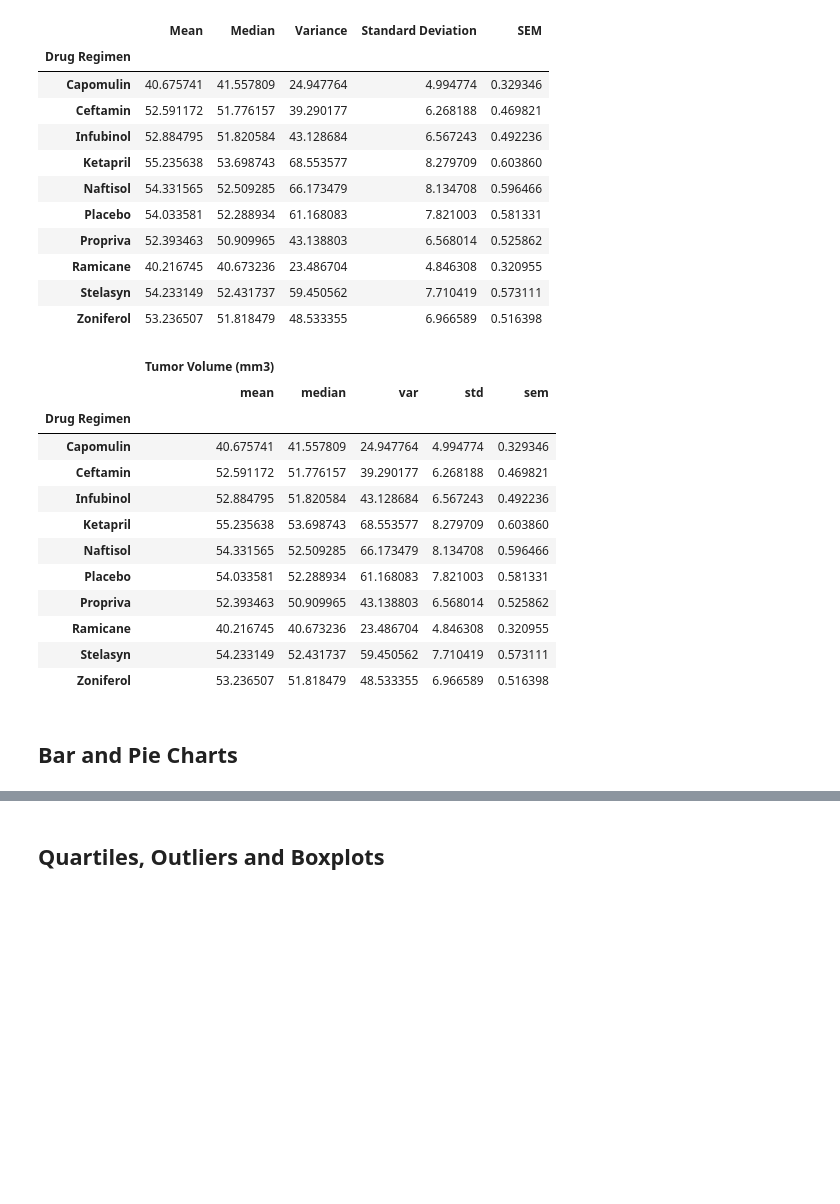
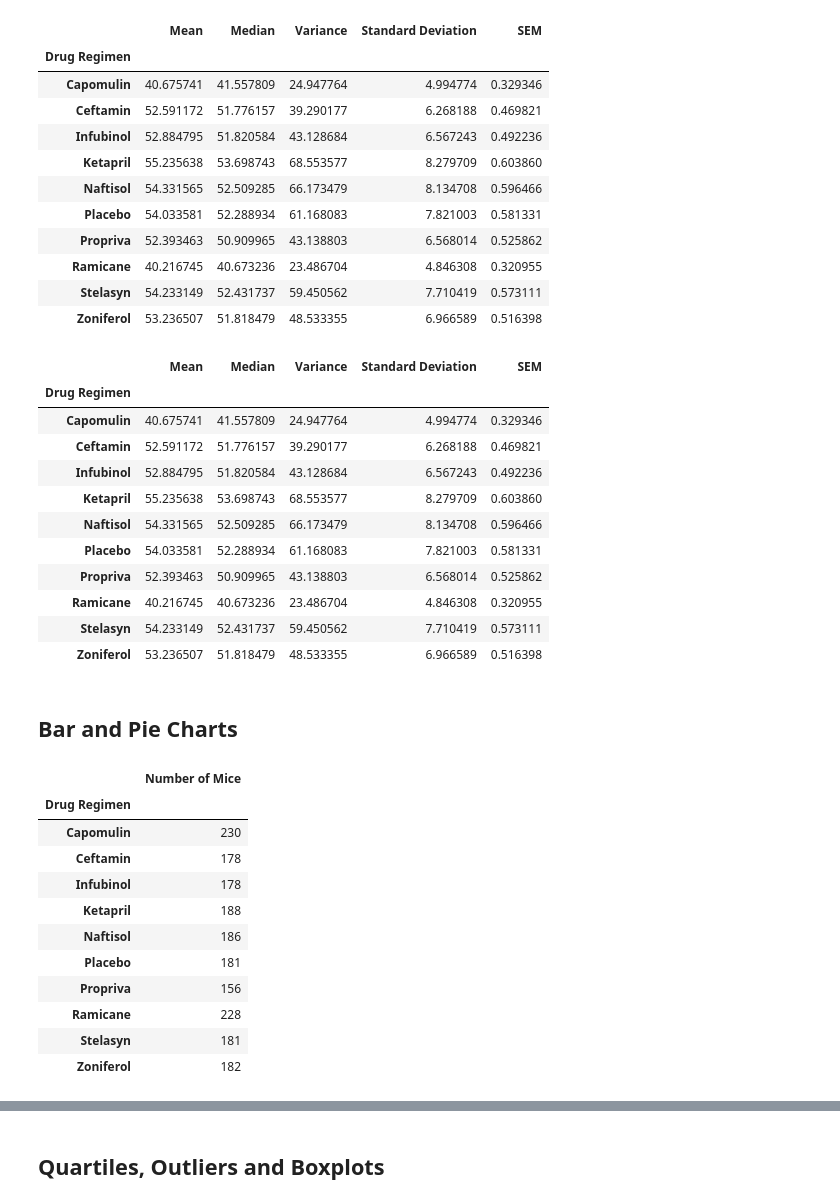
Before and after one commit to paulfhardy/matplotlib-challenge, a Jupyter notebook: pymaceuticals.ipynb, the cells around one changed output, grey strips where cells are left out. Drawn from its saved outputs; the diff is of its cells as text; code cells hidden in the pictures; blank space fills up the shorter version.

```diff
--- a/pymaceuticals.ipynb
+++ b/pymaceuticals.ipynb
@@ -150,10 +150,12 @@ combined_drug_regimen_summary
 # This method produces everything in a single groupby function
 drug_regimen_tumor_df = mouse_study_clean_df[['Drug Regimen','Tumor Volume (mm3)']]
 drug_regimen_tumor_grouped = drug_regimen_tumor_df.groupby('Drug Regimen')
-drug_regimen_tumor_grouped.agg([np.mean,np.median,np.var,np.std,st.sem])
+
+drtg = drug_regimen_tumor_grouped.agg([np.mean,np.median,np.var,np.std,st.sem])
+drtg.columns = ['Mean','Median','Variance','Standard Deviation','SEM']
+drtg
 # %% [output]
-|  | Tumor Volume (mm3) |  |  |  |  |
-|  | mean | median | var | std | sem |
+|  | Mean | Median | Variance | Standard Deviation | SEM |
 | Drug Regimen |  |  |  |  |  |
 | Capomulin | 40.675741 | 41.557809 | 24.947764 | 4.994774 | 0.329346 |
 | Ceftamin | 52.591172 | 51.776157 | 39.290177 | 6.268188 | 0.469821 |
@@ -169,3 +171,21 @@ drug_regimen_tumor_grouped.agg([np.mean,np.median,np.var,np.std,st.sem])
 ## Bar and Pie Charts
 # %%
 # Generate a bar plot showing the total number of mice for each treatment throughout the course of the study using pandas.
+
+mouse_study_clean_df
+mouse_study_groupby_df = pd.DataFrame(mouse_study_clean_df.groupby(['Drug Regimen']).count()['Mouse ID'])
+mouse_study_groupby_df= mouse_study_groupby_df.rename(columns = { 'Mouse ID' : "Number of Mice"})
+mouse_study_groupby_df
+# %% [output]
+|  | Number of Mice |
+| Drug Regimen |  |
+| Capomulin | 230 |
+| Ceftamin | 178 |
+| Infubinol | 178 |
+| Ketapril | 188 |
+| Naftisol | 186 |
+| Placebo | 181 |
+| Propriva | 156 |
+| Ramicane | 228 |
+| Stelasyn | 181 |
+| Zoniferol | 182 |
```
Also changed, not shown: parts of 5 cells of this notebook.
